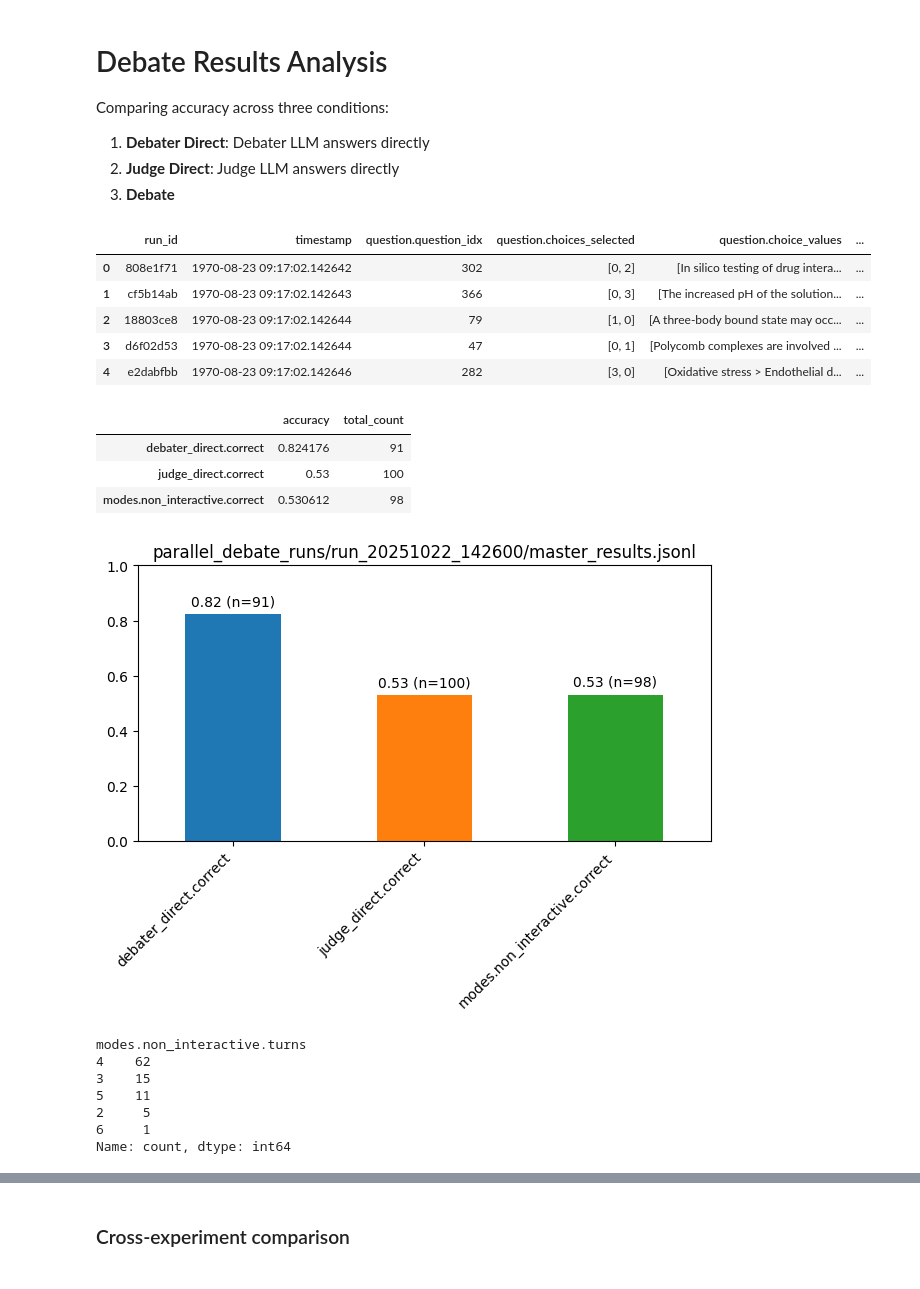
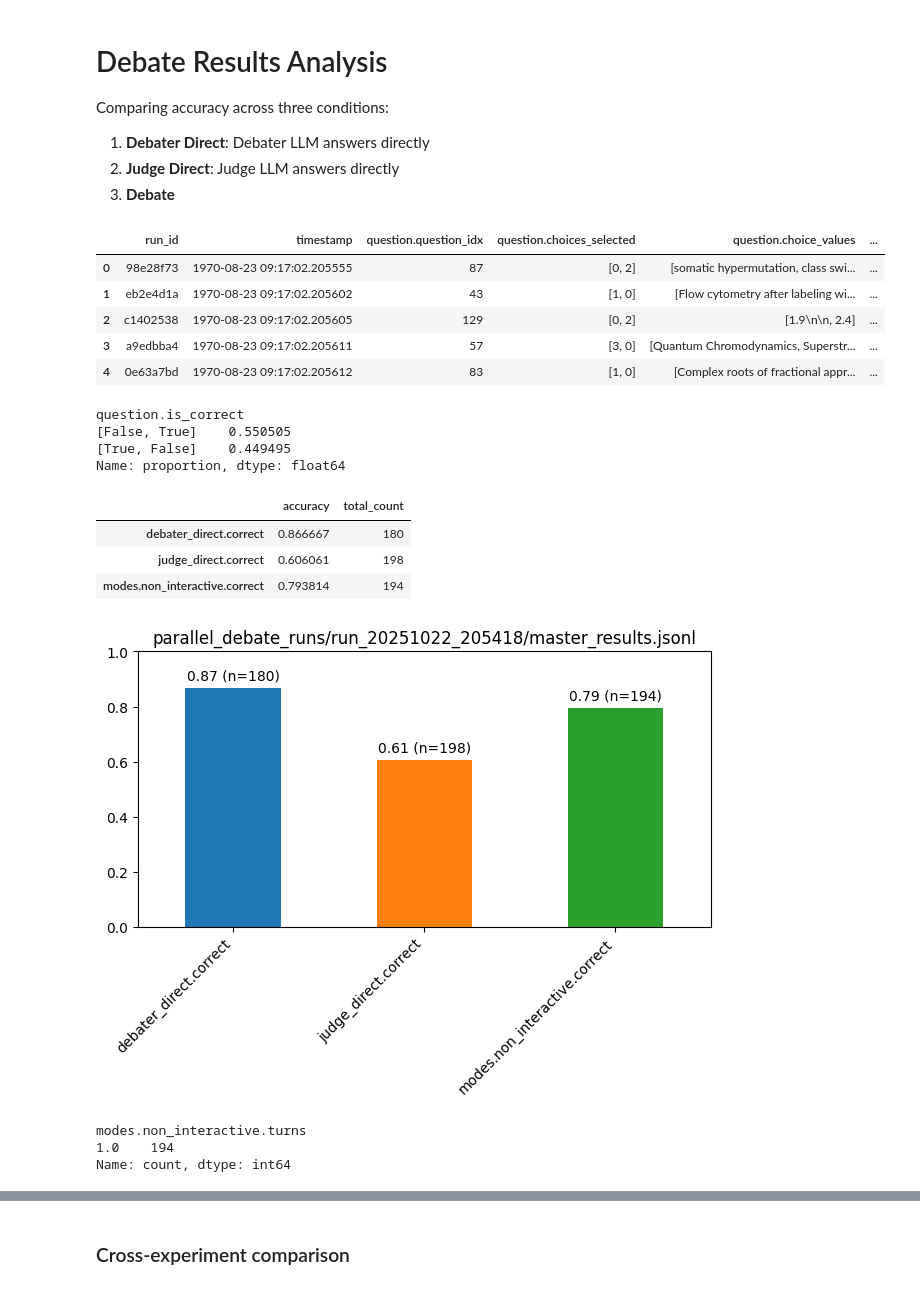
Before and after one commit to joshlevy89/llm_judge_debate, a Jupyter notebook: analyze_debate_results.ipynb, the cells around one changed output, grey strips where cells are left out. Saved outputs shown, nothing was run; the diff lists cells and outputs as text; code cells hidden in the pictures.

```diff
--- a/analyze_debate_results.ipynb
+++ b/analyze_debate_results.ipynb
@@ -13,30 +13,43 @@ import numpy as np
 # %%
 # results_file = 'parallel_debate_runs/run_20251020_131736/master_results.jsonl'
 # results_file = 'parallel_debate_runs/run_20251020_135407/master_results.jsonl'
 # results_file = 'parallel_debate_runs/run_20251020_141121/master_results.jsonl'
 # results_file = 'parallel_debate_runs/run_20251021_074342/master_results.jsonl'
 # results_file = 'parallel_debate_runs/run_20251021_080557/master_results.jsonl'
 # results_file = 'parallel_debate_runs/run_20251021_091635/master_results.jsonl'
 # results_file = 'parallel_debate_runs/run_20251021_093704/master_results.jsonl'
 # results_file = 'parallel_debate_runs/run_20251021_094113/master_results.jsonl'
 # results_file = 'parallel_debate_runs/run_20251021_104033/master_results.jsonl'
 # results_file = 'parallel_debate_runs/run_20251021_134408/master_results.jsonl'
 # results_file = 'parallel_debate_runs/run_20251021_142720/master_results.jsonl'
 # results_file = 'parallel_debate_runs/run_20251021_144301/master_results.jsonl'
 # results_file = 'parallel_debate_runs/run_20251022_134354/master_results.jsonl'
 # results_file = 'parallel_debate_runs/run_20251022_134546/master_results.jsonl'
 # results_file = 'parallel_debate_runs/run_20251022_141028/master_results.jsonl'
-results_file = 'parallel_debate_runs/run_20251022_142600/master_results.jsonl'
+# results_file = 'parallel_debate_runs/run_20251022_142600/master_results.jsonl'
+results_file = 'parallel_debate_runs/run_20251022_205418/master_results.jsonl'
+# results_file = 'parallel_debate_runs/run_20251022_205835/master_results.jsonl'
+# results_file = 'parallel_debate_runs/run_20251023_105424/master_results.jsonl'
+# results_file = 'parallel_debate_runs/run_20251023_111113/master_results.jsonl'
+# results_file = 'parallel_debate_runs/run_20251023_111720/master_results.jsonl'
 
 results_df = pd.json_normalize(pd.read_json(results_file, lines=True).to_dict('records'))
 results_df.head()
 # %% [output]
 |  | run_id | timestamp | question.question_idx | question.choices_selected | question.choice_values | ... |
-| 0 | 808e1f71 | 1970-08-23 09:17:02.142642 | 302 | [0, 2] | [In silico testing of drug intera... | ... |
-| 1 | cf5b14ab | 1970-08-23 09:17:02.142643 | 366 | [0, 3] | [The increased pH of the solution... | ... |
-| 2 | 18803ce8 | 1970-08-23 09:17:02.142644 | 79 | [1, 0] | [A three-body bound state may occ... | ... |
-| 3 | d6f02d53 | 1970-08-23 09:17:02.142644 | 47 | [0, 1] | [Polycomb complexes are involved ... | ... |
-| 4 | e2dabfbb | 1970-08-23 09:17:02.142646 | 282 | [3, 0] | [Oxidative stress > Endothelial d... | ... |
+| 0 | 98e28f73 | 1970-08-23 09:17:02.205555 | 87 | [0, 2] | [somatic hypermutation, class swi... | ... |
+| 1 | eb2e4d1a | 1970-08-23 09:17:02.205602 | 43 | [1, 0] | [Flow cytometry after labeling wi... | ... |
+| 2 | c1402538 | 1970-08-23 09:17:02.205605 | 129 | [0, 2] | [1.9\n\n, 2.4] | ... |
+| 3 | a9edbba4 | 1970-08-23 09:17:02.205611 | 57 | [3, 0] | [Quantum Chromodynamics, Superstr... | ... |
+| 4 | 0e63a7bd | 1970-08-23 09:17:02.205612 | 83 | [1, 0] | [Complex roots of fractional appr... | ... |
+# %%
+# How often is A vs B the correct assigned answer?
+results_df['question.is_correct'].value_counts(normalize=True)
+# %% [output]
+question.is_correct
+[False, True]    0.550505
+[True, False]    0.449495
+Name: proportion, dtype: float64
 # %%
 correct_cols = results_df.filter(like='correct').drop(columns='question.is_correct')
 accuracies = pd.DataFrame({
@@ -46,9 +59,9 @@ accuracies = pd.DataFrame({
 accuracies
 # %% [output]
 |  | accuracy | total_count |
-| debater_direct.correct | 0.824176 | 91 |
-| judge_direct.correct | 0.53 | 100 |
-| modes.non_interactive.correct | 0.530612 | 98 |
+| debater_direct.correct | 0.866667 | 180 |
+| judge_direct.correct | 0.606061 | 198 |
+| modes.non_interactive.correct | 0.793814 | 194 |
 # %%
 from matplotlib import pyplot as plt
 ax = accuracies['accuracy'].plot.bar(color=plt.cm.tab10.colors, ylim=(0, 1))
@@ -61,18 +74,14 @@ plt.tight_layout()
 plt.title(results_file)
 plt.show()
 # %% [output]
-[figure, old version]
+[figure, new version]
 # %%
 mode_prefix = 'modes.non_interactive'
 
 results_df[f'{mode_prefix}.turns'].value_counts()
 # %% [output]
 modes.non_interactive.turns
-4    62
-3    15
-5    11
-2     5
-6     1
+1.0    194
 Name: count, dtype: int64
 # %%
 # Get the non interactive turns on correct vs incorrect debater answers
```
Also changed, not shown: parts of 16 cells of this notebook, 3 other files.
